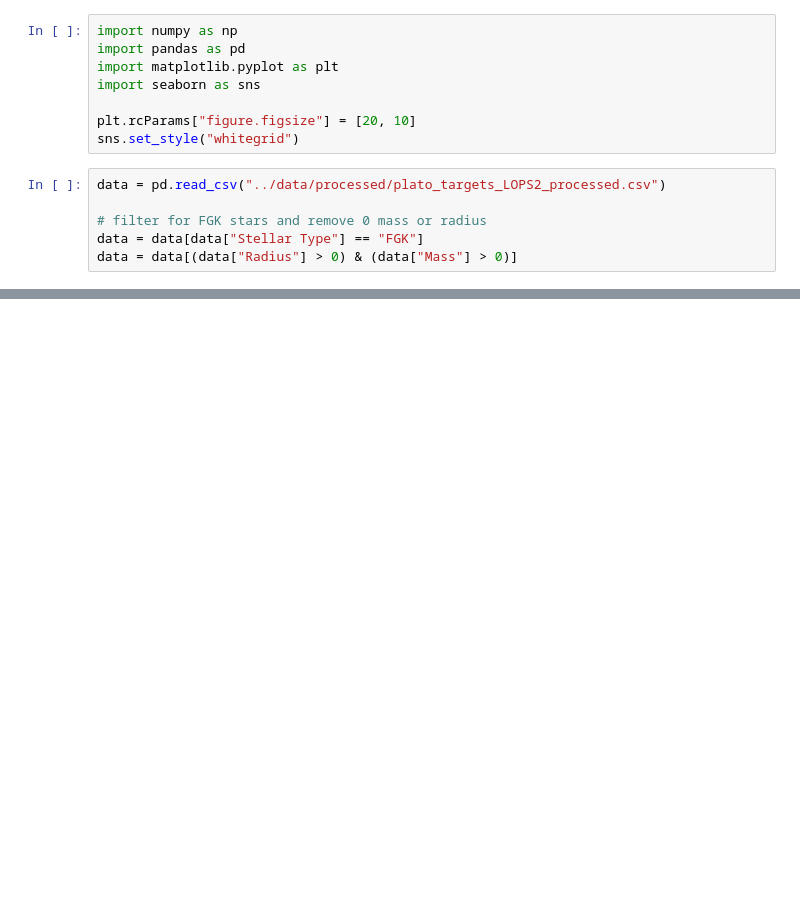
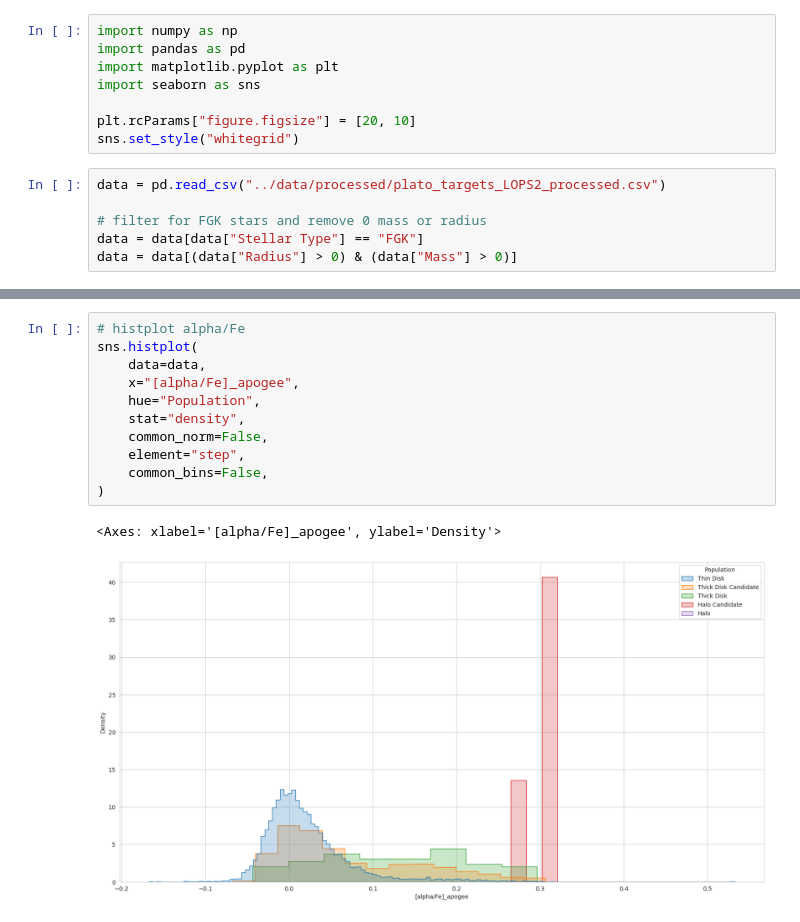
Before and after one commit to ChrisBoettner/plato, a Jupyter notebook: notebooks/04_stellar_populations.ipynb, the cells around one changed output, grey strips where cells are left out. Cells and saved outputs as stored; diff of their text form; blank space fills up the shorter version.

```diff
--- a/notebooks/04_stellar_populations.ipynb
+++ b/notebooks/04_stellar_populations.ipynb
@@ -73,0 +82,14 @@ Thin Disk  -0.145880  0.430117
+# %%
+# histplot alpha/Fe
+sns.histplot(
+    data=data,
+    x="[alpha/Fe]_apogee",
+    hue="Population",
+    stat="density",
+    common_norm=False,
+    element="step",
+    common_bins=False,
+)
+# %% [output]
+<Axes: xlabel='[alpha/Fe]_apogee', ylabel='Density'>
+[figure, added]
```
Also changed, not shown: parts of 15 cells of this notebook, 5 other files.
